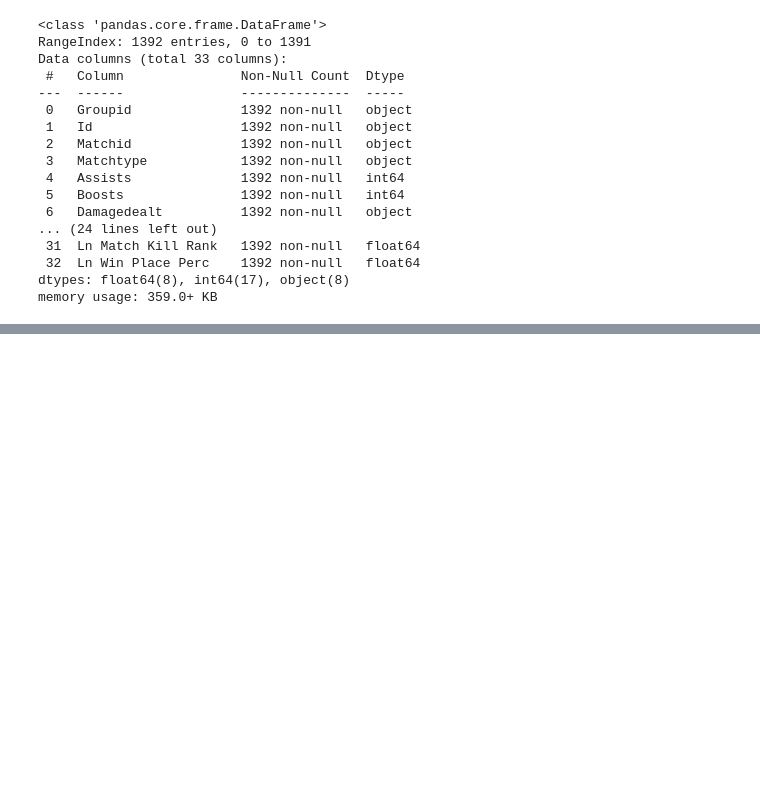
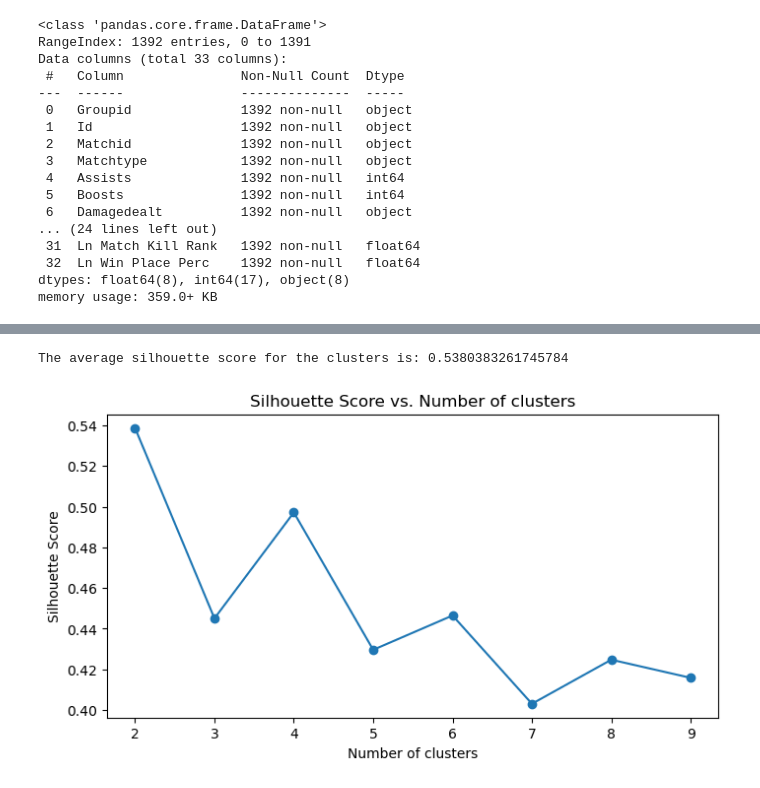
Before and after one commit to buddhathapa12/PrespectiveOnDataScience, a Jupyter notebook: ClusteringAnalysis/E923Q669_Clustering_lab01.ipynb, the cells around one changed output, grey strips where cells are left out. Saved outputs shown, nothing was run; the diff lists cells and outputs as text; code cells hidden in the pictures; blank space fills up the shorter version.

```diff
--- a/ClusteringAnalysis/E923Q669_Clustering_lab01.ipynb
+++ b/ClusteringAnalysis/E923Q669_Clustering_lab01.ipynb
@@ -187,0 +289,25 @@ clean_numeric_df_scaled = scaler.fit_transform(pubg_df_without_outliers.select_d
+# %%
+# Fit KMeans with optimal K
+optimal_k = 3  # You can set this based on the elbow method or any other criteria
+kmeans = KMeans(n_clusters=optimal_k, random_state=42)
+kmeans.fit(clustering_data)
+
+# Get cluster labels and centroids
+cluster_labels = kmeans.labels_
+centroids = kmeans.cluster_centers_
+
+# Calculate SSE for each cluster
+sse_per_cluster = []
+for i in range(optimal_k):
+    cluster_points = clustering_data[cluster_labels == i]
+    cluster_sse = np.sum((cluster_points - centroids[i]) ** 2)
+    sse_per_cluster.append(cluster_sse)
+
+# Create a DataFrame to store size and SSE for each cluster
+cluster_info = pd.DataFrame({
+    'Cluster': range(optimal_k),
+    'Size': [np.sum(cluster_labels == i) for i in range(optimal_k)],
+    'SSE': sse_per_cluster
+})
+
+print(cluster_info)
@@ -187,0 +324,22 @@ clean_numeric_df_scaled = scaler.fit_transform(pubg_df_without_outliers.select_d
+# %%
+# Calculate the silhouette score
+silhouette_avg = silhouette_score(clustering_data, clusters)
+print("The average silhouette score for the clusters is:", silhouette_avg)
+# %% [output]
+The average silhouette score for the clusters is: 0.5380383261745784
+# %%
+silhouette_scores = []
+for n_clusters in range(2, 10):
+    kmeans = KMeans(n_clusters=n_clusters, random_state=10)
+    labels = kmeans.fit_predict(clustering_data)
+    score = silhouette_score(clustering_data, labels)
+    silhouette_scores.append(score)
+
+plt.figure(figsize=(8, 4))
+plt.plot(range(2, 10), silhouette_scores, marker='o')
+plt.xlabel('Number of clusters')
+plt.ylabel('Silhouette Score')
+plt.title('Silhouette Score vs. Number of clusters')
+plt.show()
+# %% [output]
+[figure, added]
```
Also changed, not shown: parts of 15 cells of this notebook.
